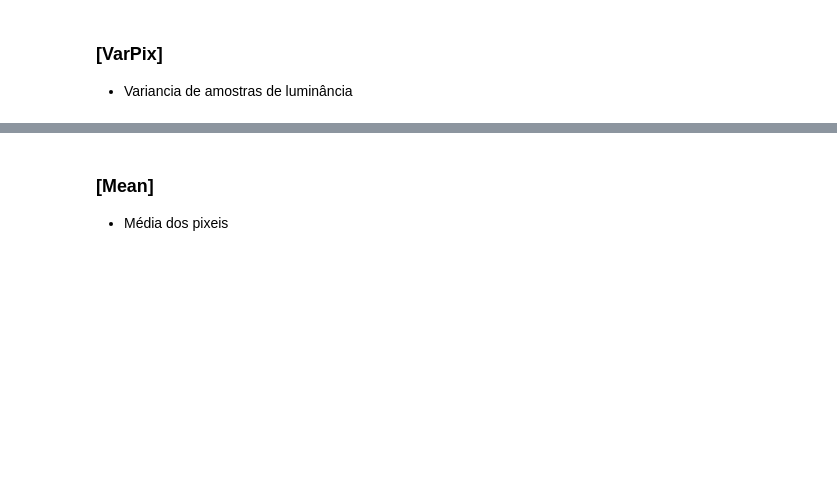
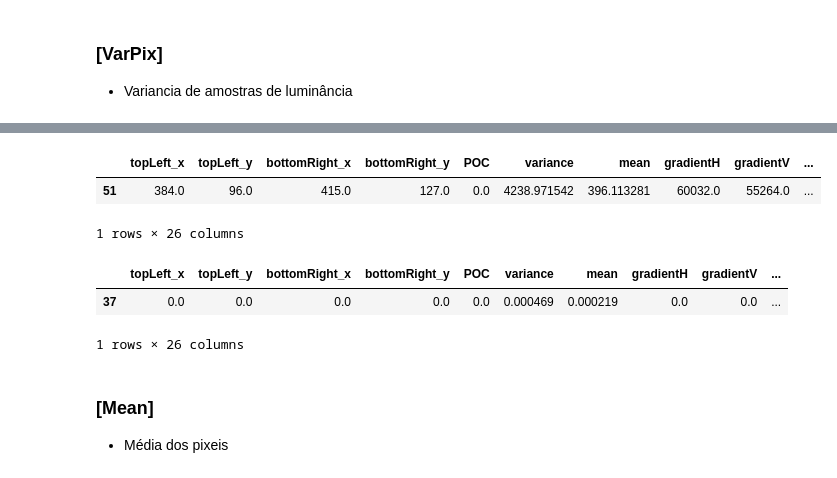
Before and after one commit to mclindino/TCC, a Jupyter notebook: Software/source/Extract_Features_Image.ipynb, the cells around one changed output, grey strips where cells are left out. Saved outputs shown, nothing was run; the diff lists cells and outputs as text; code cells hidden in the pictures; blank space fills up the shorter version.

```diff
--- a/Software/source/Extract_Features_Image.ipynb
+++ b/Software/source/Extract_Features_Image.ipynb
@@ -47,3 +290,16 @@ IndexError: too many indices for array
+# %%
+p = pixel.query('topLeft_x == 384 & topLeft_y == 96 & bottomRight_x == 415 & bottomRight_y == 127 & POC == 0')
+p
+# %% [output]
+|  | topLeft_x | topLeft_y | bottomRight_x | bottomRight_y | POC | variance | mean | gradientH | gradientV | ... |
+| 51 | 384.0 | 96.0 | 415.0 | 127.0 | 0.0 | 4238.971542 | 396.113281 | 60032.0 | 55264.0 | ... |
+1 rows × 26 columns
+# %%
+abs(p-df.iloc[1])
+# %% [output]
+|  | topLeft_x | topLeft_y | bottomRight_x | bottomRight_y | POC | variance | mean | gradientH | gradientV | ... |
+| 37 | 0.0 | 0.0 | 0.0 | 0.0 | 0.0 | 0.000469 | 0.000219 | 0.0 | 0.0 | ... |
+1 rows × 26 columns
 # %% [markdown]
 ### [Mean]
 - Média dos pixeis
```
Also changed, not shown: parts of 9 cells of this notebook, 3 other files.
